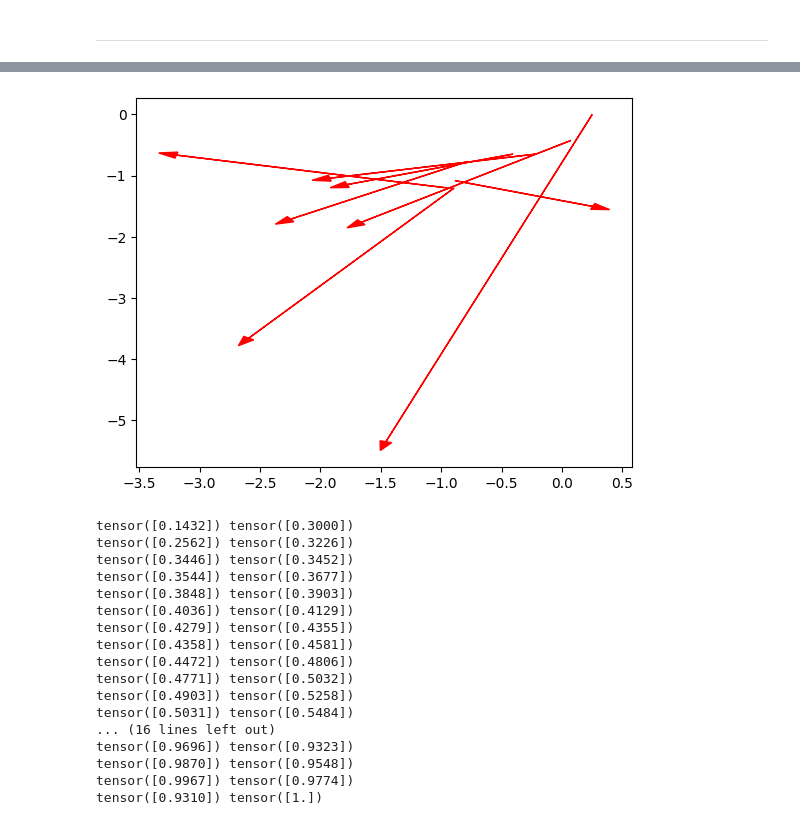
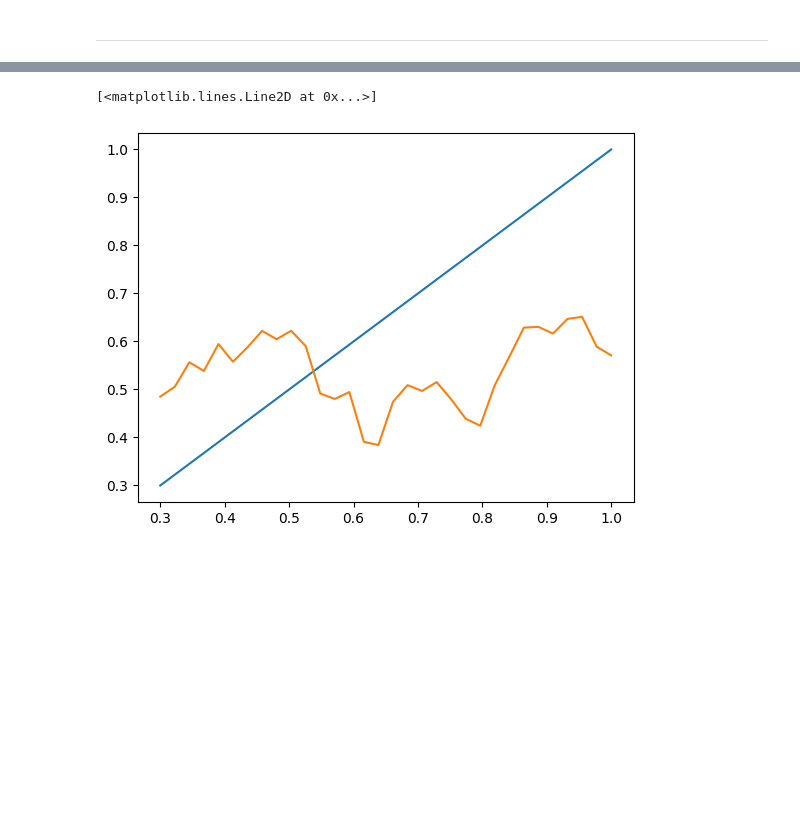
Before and after one commit to TheSun00000/fre_experiments, a Jupyter notebook: online_RG_trajectory_wise.ipynb, the cells around one changed output, grey strips where cells are left out. Drawn from its saved outputs; the diff is of its cells as text; code cells hidden in the pictures; blank space fills up the shorter version.

```diff
--- a/online_RG_trajectory_wise.ipynb
+++ b/online_RG_trajectory_wise.ipynb
@@ -1687,13 +1719,3 @@ plt.show()
-# %%
-coords = trajectory['states'][EPISODE_LENGTH*i:EPISODE_LENGTH*(i+1), :2]
-v = trajectory['actions'][EPISODE_LENGTH*i:EPISODE_LENGTH*(i+1), :2]
-
-for c in range(0, len(coords), 50):
-    x, y = coords[c]
-    vx, vy = v[c]
-    plt.arrow(x, y, vx, vy, head_width=0.1, fc='red', ec='red')
-# %% [output]
-[figure, removed]
 # %%
 eval_z, info = reward_generator.get_z_from_random_anchors(1000, min_num_anchors=MIN_NUM_ANCHORS, max_num_anchors=MAX_NUM_ANCHORS)
 # eval_z, _ = reward_generator.get_z_from_prior(eval_num_envs)
@@ -1716,26 +1738,14 @@ for i in tqdm(range(len(eval_z))):
 weights = torch.stack(weights)
 a = torch.stack(a)
 # %%
-for j in range(32):
-    print(r[j], anchors_rewards[i][j])
+# for j in range(32):
+#     print(r[j], anchors_rewards[i][j])
+
+plt.plot(anchors_rewards[i], anchors_rewards[i])
+plt.plot(anchors_rewards[i], r)
 # %% [output]
-tensor([0.1432]) tensor([0.3000])
-tensor([0.2562]) tensor([0.3226])
-tensor([0.3446]) tensor([0.3452])
-tensor([0.3544]) tensor([0.3677])
-tensor([0.3848]) tensor([0.3903])
-tensor([0.4036]) tensor([0.4129])
-tensor([0.4279]) tensor([0.4355])
-tensor([0.4358]) tensor([0.4581])
-tensor([0.4472]) tensor([0.4806])
-tensor([0.4771]) tensor([0.5032])
-tensor([0.4903]) tensor([0.5258])
-tensor([0.5031]) tensor([0.5484])
-... (16 lines left out)
-tensor([0.9696]) tensor([0.9323])
-tensor([0.9870]) tensor([0.9548])
-tensor([0.9967]) tensor([0.9774])
-tensor([0.9310]) tensor([1.])
+[<matplotlib.lines.Line2D at 0x...>]
+[figure, added]
 # %%
 a.shape, weights.shape
 
```
Also changed, not shown: parts of 20 cells of this notebook, 2 other files.
